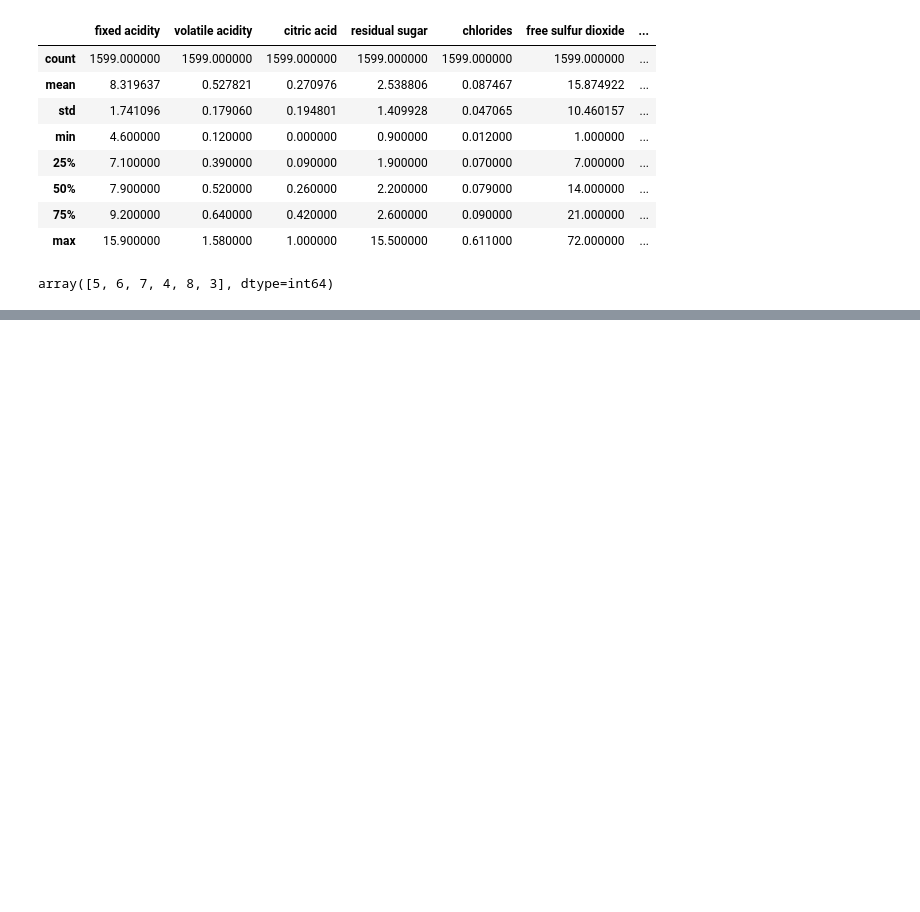
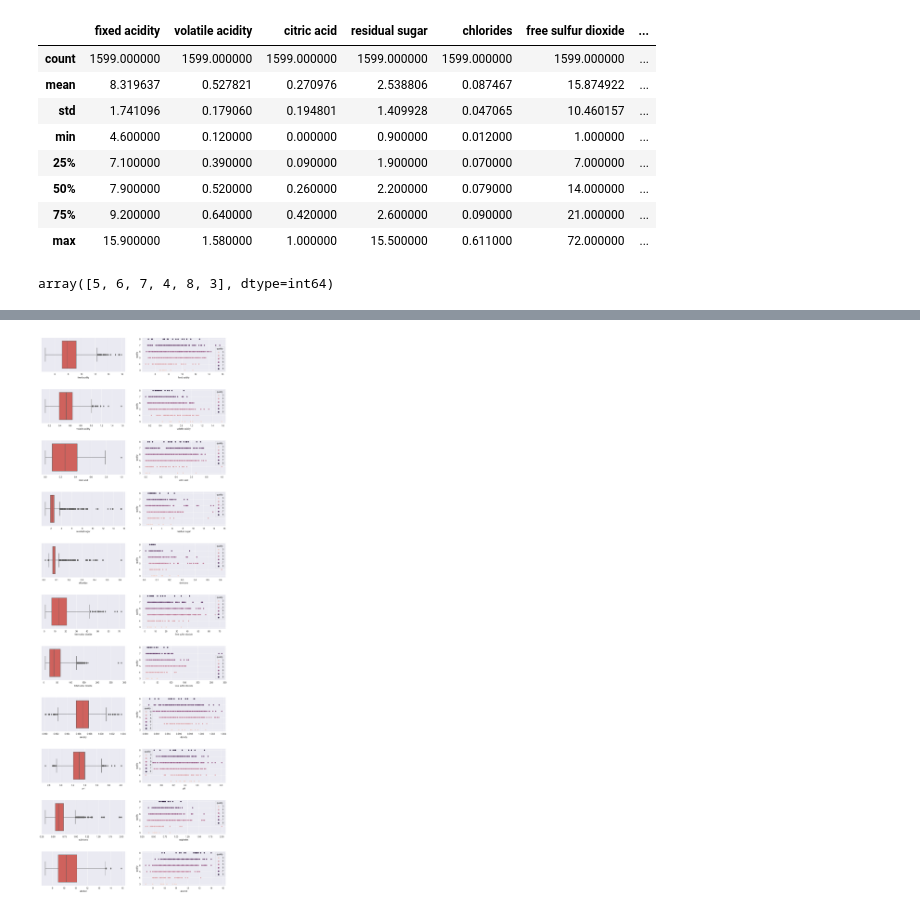
Before and after one commit to NimaPourmoradi/RedWineQuality, a Jupyter notebook: RedWineQuality.ipynb, the cells around one changed output, grey strips where cells are left out. Saved outputs shown, nothing was run; the diff lists cells and outputs as text; code cells hidden in the pictures; blank space fills up the shorter version.

Commit message:
plots
+ scatter
+ box
+ heatmap

```diff
--- a/RedWineQuality.ipynb
+++ b/RedWineQuality.ipynb
@@ -141,0 +171,2 @@ array([5, 6, 7, 4, 8, 3], dtype=int64)
+# %%
+columns = list(data.columns)
@@ -141,0 +177,12 @@ array([5, 6, 7, 4, 8, 3], dtype=int64)
+# %%
+sns.set_palette("Spectral")
+# %%
+fig, ax = plt.subplots(11, 2, figsize=(15, 45))
+plt.subplots_adjust(hspace = 0.5)
+for i in range(11) :
+    # AX 1
+    sns.boxplot(x=columns[i], data=data, ax=ax[i, 0])
+    # Ax 2
+    sns.scatterplot(x=columns[i], y='quality', data=data, hue='quality', ax=ax[i, 1])
+# %% [output]
+[figure, added]
```
Also changed, not shown: parts of 8 cells of this notebook.
